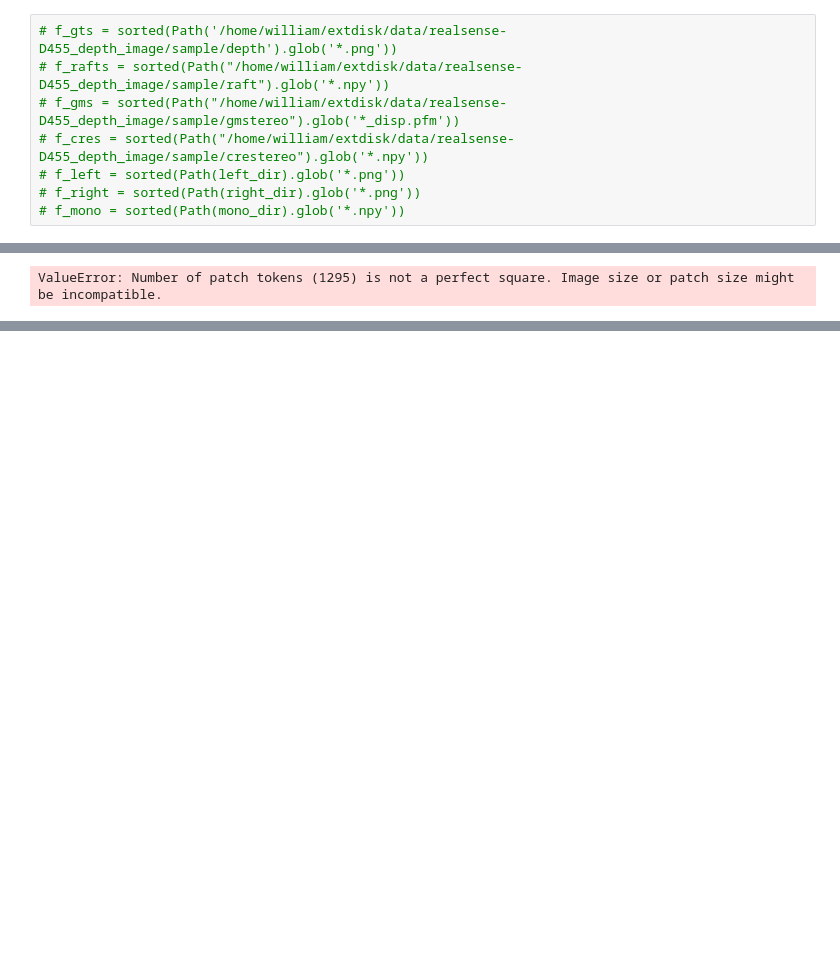
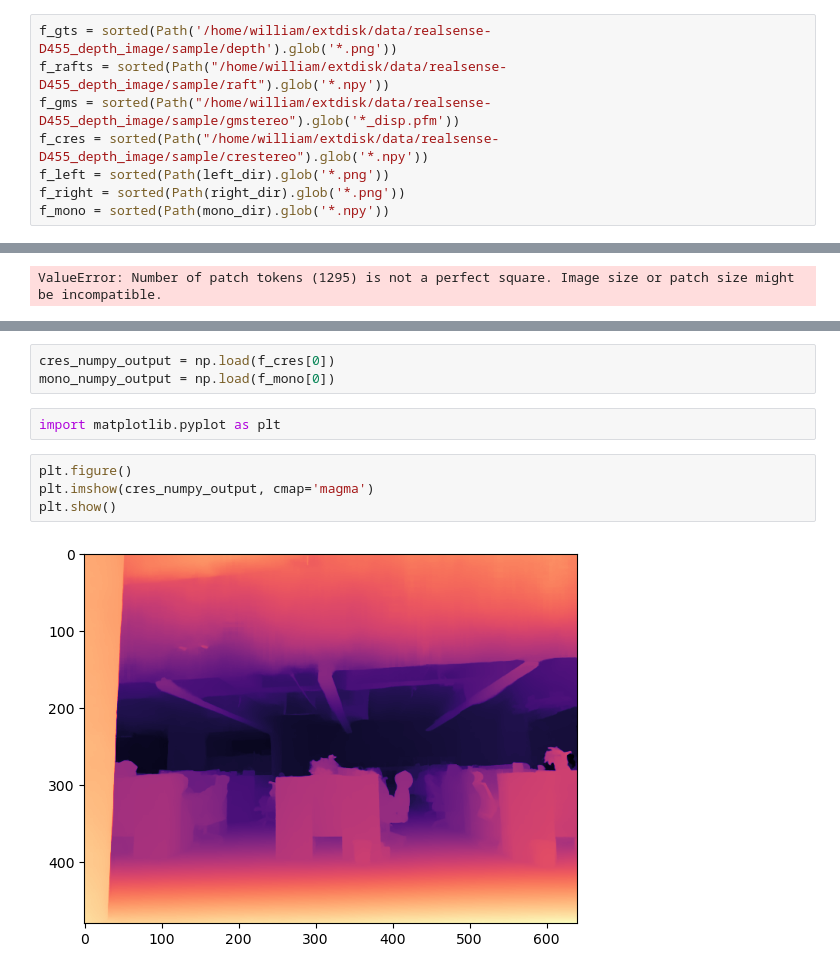
Before and after one commit to WEIIEW97/MxSR, a Jupyter notebook: stereo_cmp.ipynb, the cells around one changed output, grey strips where cells are left out. Saved outputs shown, nothing was run; the diff lists cells and outputs as text; blank space fills up the shorter version.

```diff
--- a/stereo_cmp.ipynb
+++ b/stereo_cmp.ipynb
@@ -34,11 +34,11 @@ xFormers not available
 # %%
-# f_gts = sorted(Path('/home/william/extdisk/data/realsense-D455_depth_image/sample/depth').glob('*.png'))
-# f_rafts = sorted(Path("/home/william/extdisk/data/realsense-D455_depth_image/sample/raft").glob('*.npy'))
-# f_gms = sorted(Path("/home/william/extdisk/data/realsense-D455_depth_image/sample/gmstereo").glob('*_disp.pfm'))
-# f_cres = sorted(Path("/home/william/extdisk/data/realsense-D455_depth_image/sample/crestereo").glob('*.npy'))
-# f_left = sorted(Path(left_dir).glob('*.png'))
-# f_right = sorted(Path(right_dir).glob('*.png'))
-# f_mono = sorted(Path(mono_dir).glob('*.npy'))
+f_gts = sorted(Path('/home/william/extdisk/data/realsense-D455_depth_image/sample/depth').glob('*.png'))
+f_rafts = sorted(Path("/home/william/extdisk/data/realsense-D455_depth_image/sample/raft").glob('*.npy'))
+f_gms = sorted(Path("/home/william/extdisk/data/realsense-D455_depth_image/sample/gmstereo").glob('*_disp.pfm'))
+f_cres = sorted(Path("/home/william/extdisk/data/realsense-D455_depth_image/sample/crestereo").glob('*.npy'))
+f_left = sorted(Path(left_dir).glob('*.png'))
+f_right = sorted(Path(right_dir).glob('*.png'))
+f_mono = sorted(Path(mono_dir).glob('*.npy'))
 # %%
 import re
 
@@ -252,0 +473,11 @@ ValueError: Number of patch tokens (1295) is not a perfect square. Image size or
+# %%
+cres_numpy_output = np.load(f_cres[0])
+mono_numpy_output = np.load(f_mono[0])
+# %%
+import matplotlib.pyplot as plt
+# %%
+plt.figure()
+plt.imshow(cres_numpy_output, cmap='magma')
+plt.show()
+# %% [output]
+[figure, added]
```
Also changed, not shown: parts of 22 cells of this notebook.
